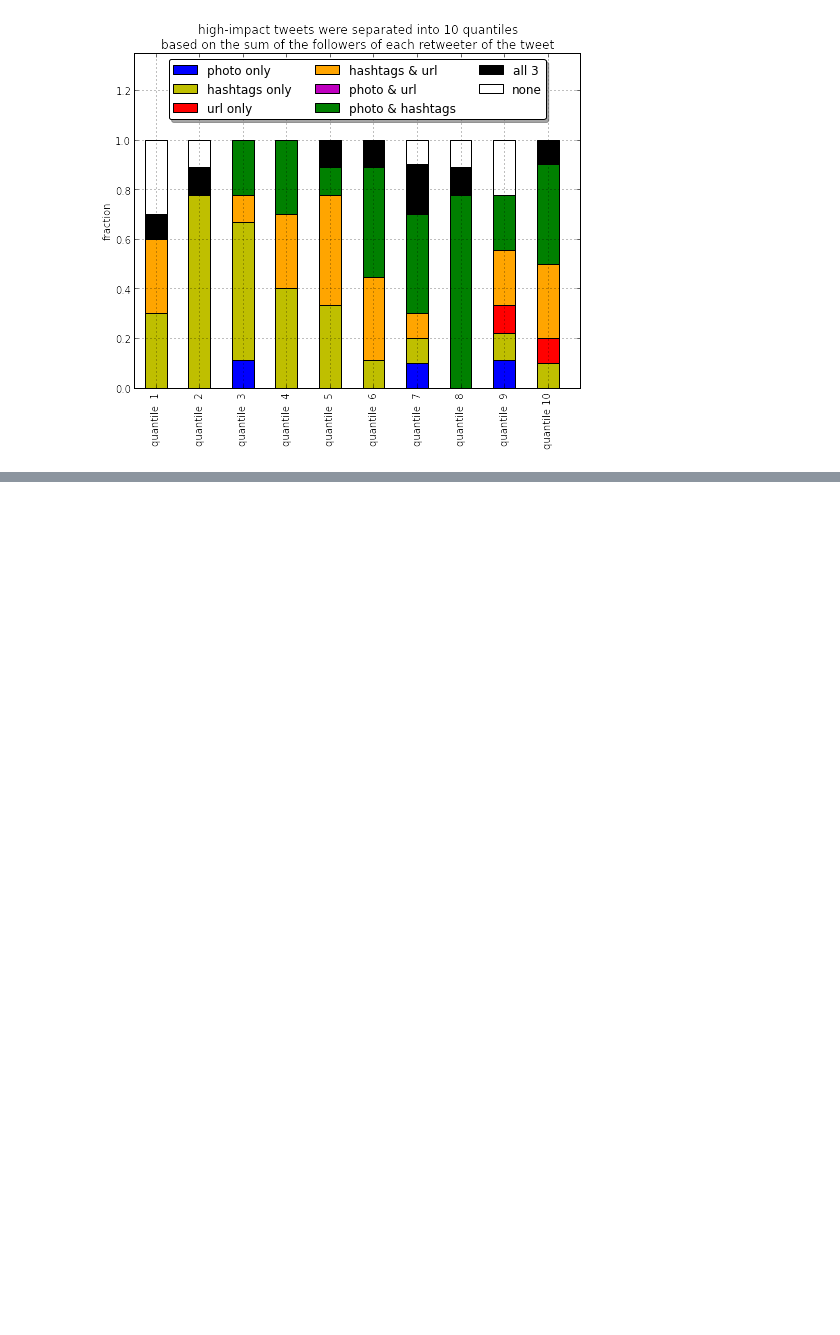
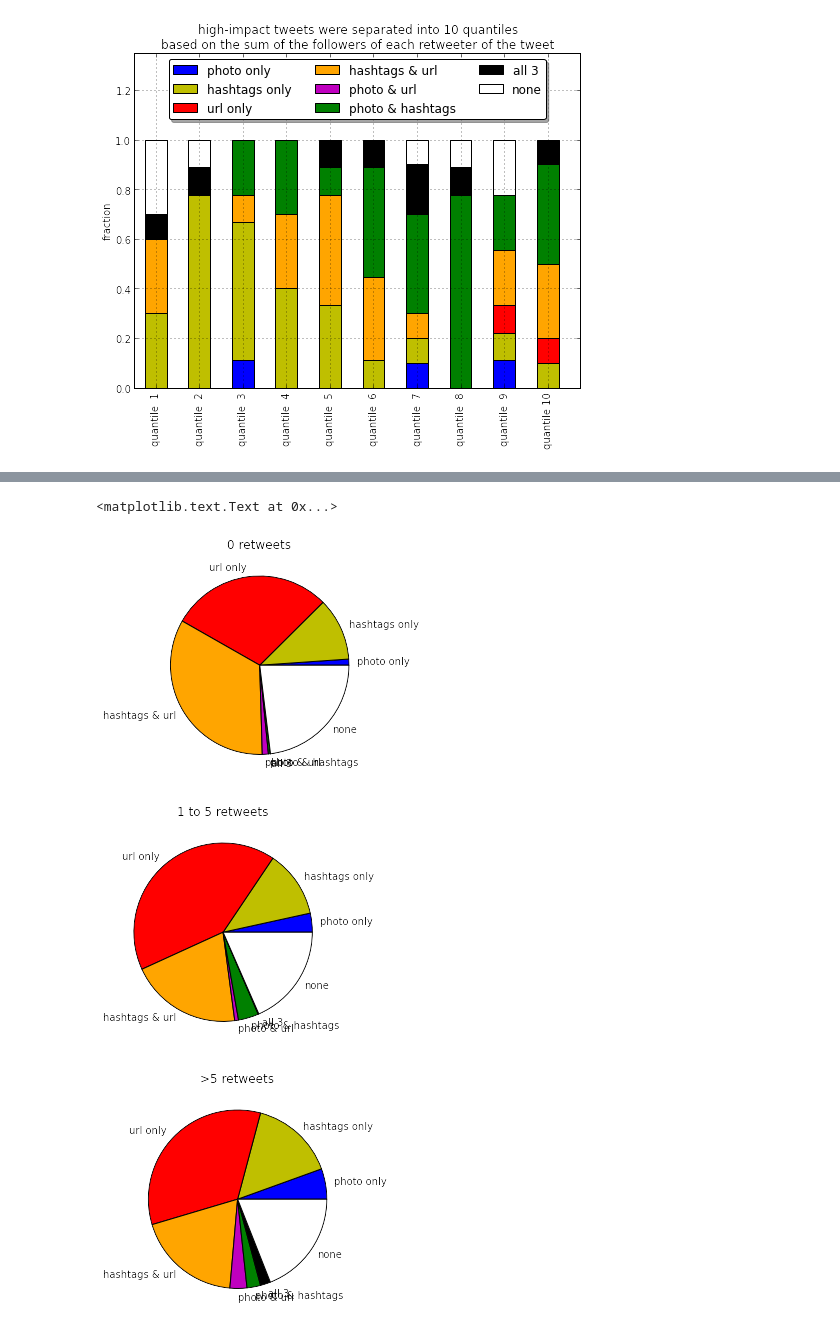
Before and after one commit to chrisjryan/social-media-impact-analysis, a Jupyter notebook: eda.ipynb, the cells around one changed output, grey strips where cells are left out. Cells and saved outputs as stored; diff of their text form; code cells hidden in the pictures; blank space fills up the shorter version.

```diff
--- a/eda.ipynb
+++ b/eda.ipynb
@@ -456,0 +459,39 @@ ax.legend(loc='upper center', ncol=3, fancybox=True, shadow=True)
+# %%
+# What content characterizes tweets with:
+# (A) 0 retweets (B) between 1 and 5 retweets (C) >5 retweets?
+
+# note: 'pie' plots in pandas.Series.plot() require pandas v0.14 or later.
+
+# get boolean vectors to segment the tweets based on retweet count:
+retweets_0 = tweets_pl['n_retweets'] == 0
+retweets_1to5 = [all((t>0, t<=5)) for t in tweets_pl['n_retweets']]
+retweets_morethan5 = tweets_pl['n_retweets'] > 5
+
+# i.   segment the tweet set based on retweet count
+# ii.  takes subsets of each of these based on the tweet content
+# iii. count the total in each subset:
+typecounts_0retweets = [sum(s) for s in get_boolvecs_phu(tweets_pl[retweets_0])]
+typecounts_1to5retweets = [sum(s) for s in get_boolvecs_phu(tweets_pl[retweets_1to5])]
+typecounts_morethan5retweets = [sum(s) for s in get_boolvecs_phu(tweets_pl[retweets_morethan5])]
+
+# make the pie charts:
+idx = ['photo only', 'hashtags only', 'url only', 'hashtags & url', \
+       'photo & url', 'photo & hashtags', 'all 3', 'none']
+clr = ['b','y','r','orange','m','g','k','w']
+
+plt.figure(figsize=(4,4))
+plt.pie(typecounts_0retweets, labels=idx, colors=clr)
+plt.title('0 retweets')
+
+plt.figure(figsize=(4,4))
+plt.pie(typecounts_1to5retweets, labels=idx, colors=clr)
+plt.title('1 to 5 retweets')
+
+plt.figure(figsize=(4,4))
+plt.pie(typecounts_morethan5retweets, labels=idx, colors=clr)
+plt.title('>5 retweets')
+# %% [output]
+<matplotlib.text.Text at 0x...>
+[figure, added]
+[figure, added]
+[figure, added]
```
Also changed, not shown: parts of 14 cells of this notebook, 10 other files.
